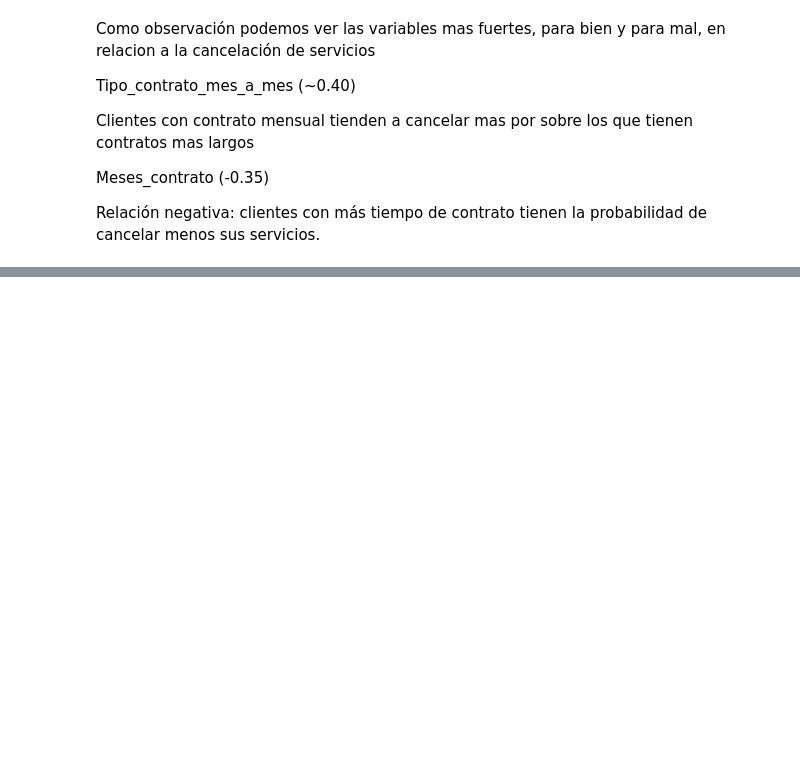
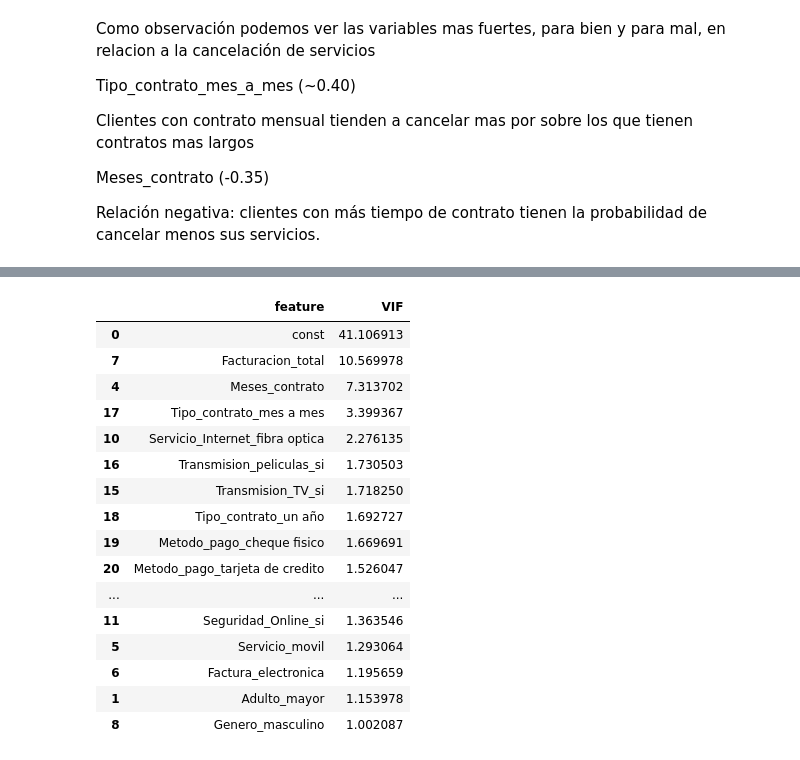
Before and after one commit to nxzK1/TelecomX_p2_Challenge, a Jupyter notebook: TelecomX_p2_Challenge.ipynb, the cells around one changed output, grey strips where cells are left out. Saved outputs shown, nothing was run; the diff lists cells and outputs as text; code cells hidden in the pictures; blank space fills up the shorter version.

```diff
--- a/TelecomX_p2_Challenge.ipynb
+++ b/TelecomX_p2_Challenge.ipynb
@@ -358,0 +431,39 @@ Relación negativa: clientes con más tiempo de contrato tienen la probabilidad
+# %%
+X_filtro = X_const.copy()
+
+col_a_eliminar = ['Factura_mensual', 'Cuentas_Diarias', 'Servicio_Internet_no']
+
+X_filtro.drop(columns=col_a_eliminar, inplace=True)
+
+X_filtro = X_filtro.astype(float)
+
+vif_listada_2 = []
+
+for i in range(X_filtro.shape[1]):
+    vif = variance_inflation_factor(X_filtro.values, i)
+    vif_listada_2.append(vif)
+
+vif_data = pd.DataFrame({
+    "feature": X_filtro.columns,
+    "VIF": vif_listada_2
+})
+
+display(vif_data.sort_values(by="VIF", ascending=False))
+# %% [output]
+|  | feature | VIF |
+| 0 | const | 41.106913 |
+| 7 | Facturacion_total | 10.569978 |
+| 4 | Meses_contrato | 7.313702 |
+| 17 | Tipo_contrato_mes a mes | 3.399367 |
+| 10 | Servicio_Internet_fibra optica | 2.276135 |
+| 16 | Transmision_peliculas_si | 1.730503 |
+| 15 | Transmision_TV_si | 1.718250 |
+| 18 | Tipo_contrato_un año | 1.692727 |
+| 19 | Metodo_pago_cheque fisico | 1.669691 |
+| 20 | Metodo_pago_tarjeta de credito | 1.526047 |
+| ... | ... | ... |
+| 11 | Seguridad_Online_si | 1.363546 |
+| 5 | Servicio_movil | 1.293064 |
+| 6 | Factura_electronica | 1.195659 |
+| 1 | Adulto_mayor | 1.153978 |
+| 8 | Genero_masculino | 1.002087 |
```
Also changed, not shown: parts of 14 cells of this notebook.
